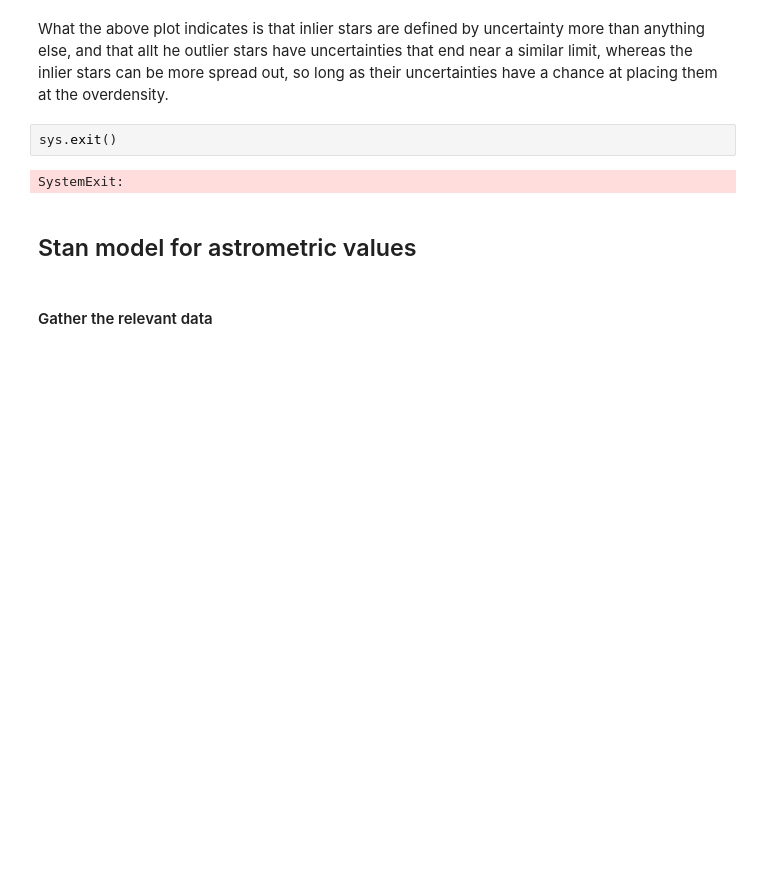
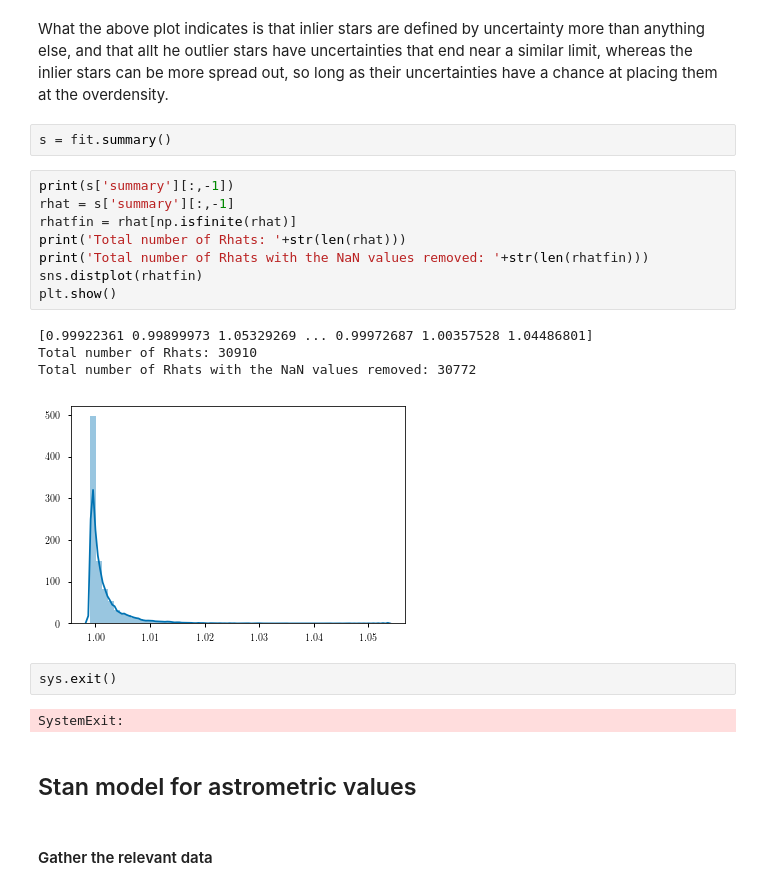
Before and after one commit to ojhall94/GAIA, a Jupyter notebook: hbmm_yu18.ipynb, the cells around one changed output. Drawn from its saved outputs; the diff is of its cells as text; blank space fills up the shorter version.

```diff
--- a/hbmm_yu18.ipynb
+++ b/hbmm_yu18.ipynb
@@ -264,5 +256,20 @@ plt.show()
 # %% [markdown]
 What the above plot indicates is that inlier stars are defined by uncertainty more than anything else, and that allt he outlier stars have uncertainties that end near a similar limit, whereas the inlier stars can be more spread out, so long as their uncertainties have a chance at placing them at the overdensity.
+# %%
+s = fit.summary()
+# %%
+print(s['summary'][:,-1])
+rhat = s['summary'][:,-1]
+rhatfin = rhat[np.isfinite(rhat)]
+print('Total number of Rhats: '+str(len(rhat)))
+print('Total number of Rhats with the NaN values removed: '+str(len(rhatfin)))
+sns.distplot(rhatfin)
+plt.show()
+# %% [output]
+[0.99922361 0.99899973 1.05329269 ... 0.99972687 1.00357528 1.04486801]
+Total number of Rhats: 30910
+Total number of Rhats with the NaN values removed: 30772
+[figure, added]
 # %%
 sys.exit()
 # %% [output]
```
Also changed, not shown: parts of 11 cells of this notebook.
